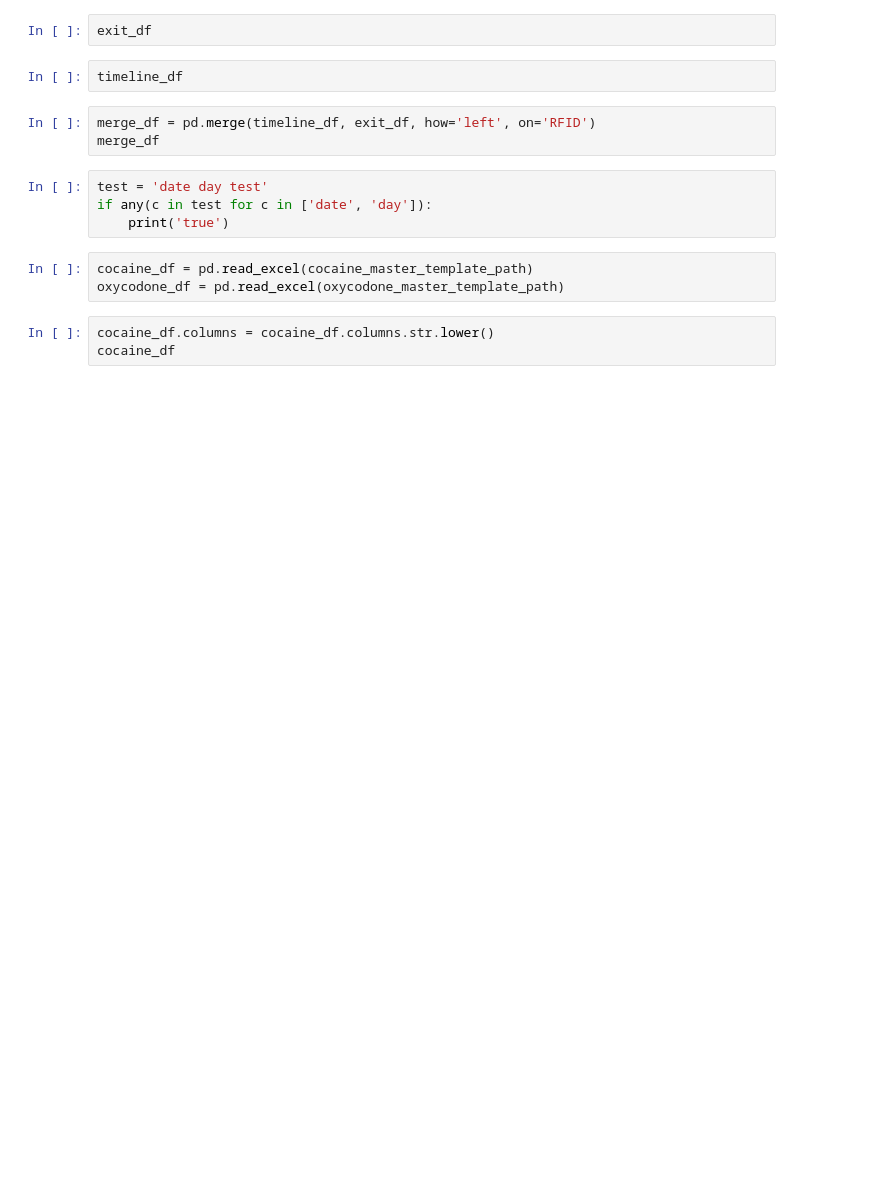
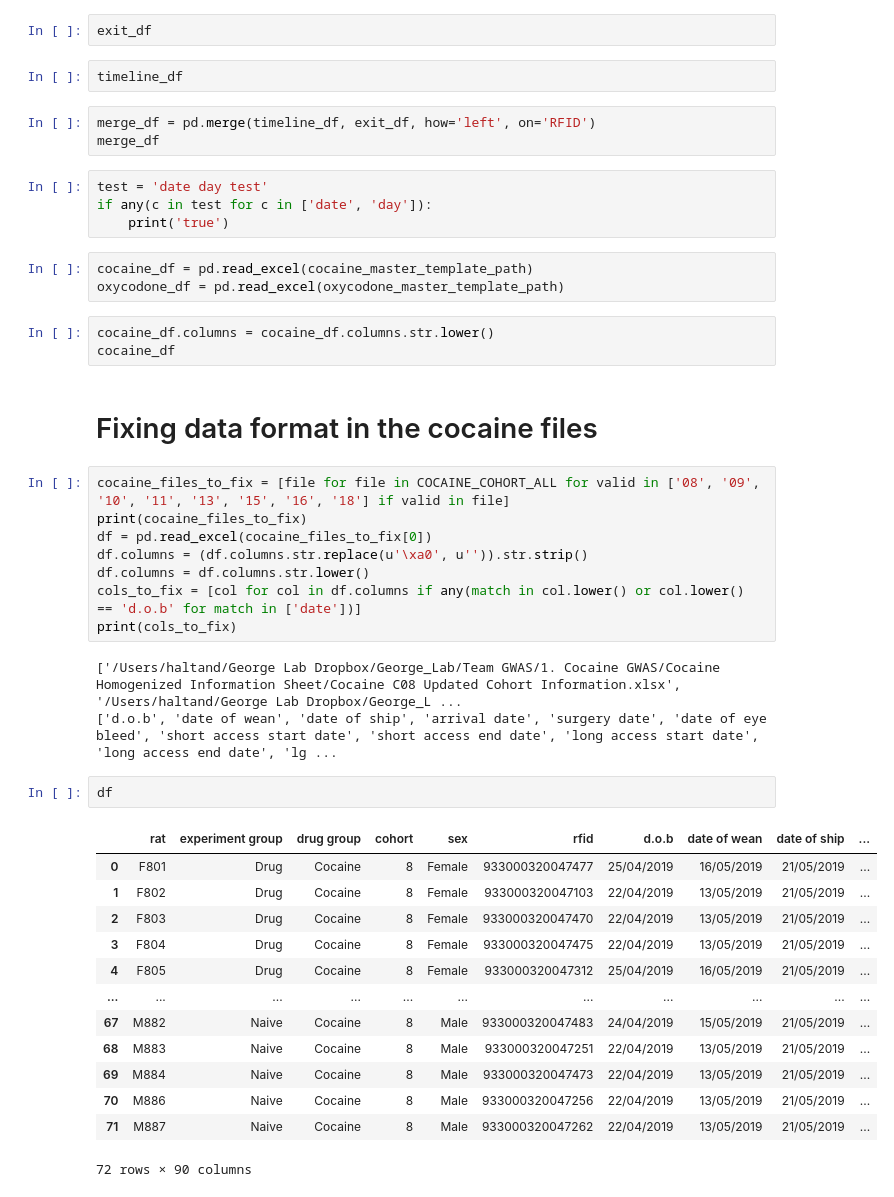
Before and after one commit to 3c-lab/operant-data-pipeline, a Jupyter notebook: ingestion/process.ipynb, the cells around one changed output. Saved outputs shown, nothing was run; the diff lists cells and outputs as text; blank space fills up the shorter version.

Commit message:
Working to automate process of the consistency of date formats in excel files

```diff
--- a/ingestion/process.ipynb
+++ b/ingestion/process.ipynb
@@ -78,3 +41,32 @@ oxycodone_df = pd.read_excel(oxycodone_master_template_path)
 # %%
 cocaine_df.columns = cocaine_df.columns.str.lower()
 cocaine_df
+# %% [markdown]
+# Fixing data format in the cocaine files
+# %%
+cocaine_files_to_fix = [file for file in COCAINE_COHORT_ALL for valid in ['08', '09', '10', '11', '13', '15', '16', '18'] if valid in file]
+print(cocaine_files_to_fix)
+df = pd.read_excel(cocaine_files_to_fix[0])
+df.columns = (df.columns.str.replace(u'\xa0', u'')).str.strip()
+df.columns = df.columns.str.lower()
+cols_to_fix = [col for col in df.columns if any(match in col.lower() or col.lower() == 'd.o.b' for match in ['date'])]
+print(cols_to_fix)
+# %% [output]
+['/Users/haltand/George Lab Dropbox/George_Lab/Team GWAS/1. Cocaine GWAS/Cocaine Homogenized Information Sheet/Cocaine C08 Updated Cohort Information.xlsx', '/Users/haltand/George Lab Dropbox/George_L ...
+['d.o.b', 'date of wean', 'date of ship', 'arrival date', 'surgery date', 'date of eye bleed', 'short access start date', 'short access end date', 'long access start date', 'long access end date', 'lg ...
+# %%
+df
+# %% [output]
+|  | rat | experiment group | drug group | cohort | sex | rfid | d.o.b | date of wean | date of ship | ... |
+| 0 | F801 | Drug | Cocaine | 8 | Female | 933000320047477 | 25/04/2019 | 16/05/2019 | 21/05/2019 | ... |
+| 1 | F802 | Drug | Cocaine | 8 | Female | 933000320047103 | 22/04/2019 | 13/05/2019 | 21/05/2019 | ... |
+| 2 | F803 | Drug | Cocaine | 8 | Female | 933000320047470 | 22/04/2019 | 13/05/2019 | 21/05/2019 | ... |
+| 3 | F804 | Drug | Cocaine | 8 | Female | 933000320047475 | 22/04/2019 | 13/05/2019 | 21/05/2019 | ... |
+| 4 | F805 | Drug | Cocaine | 8 | Female | 933000320047312 | 25/04/2019 | 16/05/2019 | 21/05/2019 | ... |
+| ... | ... | ... | ... | ... | ... | ... | ... | ... | ... | ... |
+| 67 | M882 | Naive | Cocaine | 8 | Male | 933000320047483 | 24/04/2019 | 15/05/2019 | 21/05/2019 | ... |
+| 68 | M883 | Naive | Cocaine | 8 | Male | 933000320047251 | 22/04/2019 | 13/05/2019 | 21/05/2019 | ... |
+| 69 | M884 | Naive | Cocaine | 8 | Male | 933000320047473 | 22/04/2019 | 13/05/2019 | 21/05/2019 | ... |
+| 70 | M886 | Naive | Cocaine | 8 | Male | 933000320047256 | 22/04/2019 | 13/05/2019 | 21/05/2019 | ... |
+| 71 | M887 | Naive | Cocaine | 8 | Male | 933000320047262 | 22/04/2019 | 13/05/2019 | 21/05/2019 | ... |
+72 rows × 90 columns
```
Also changed, not shown: parts of 5 cells of this notebook.
